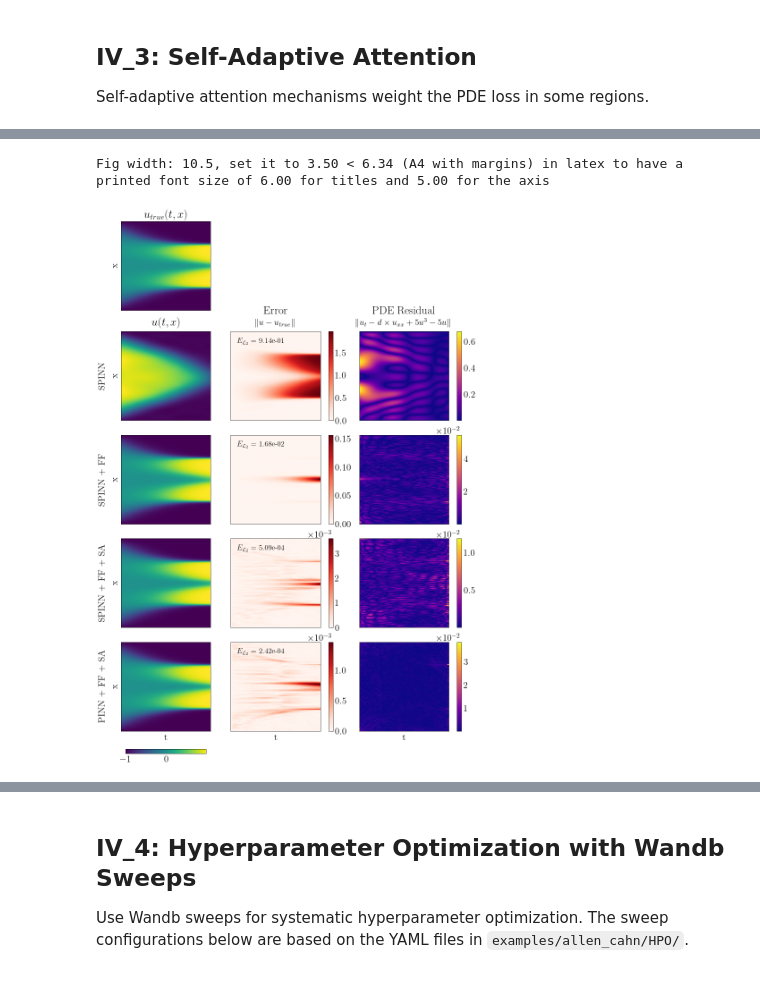
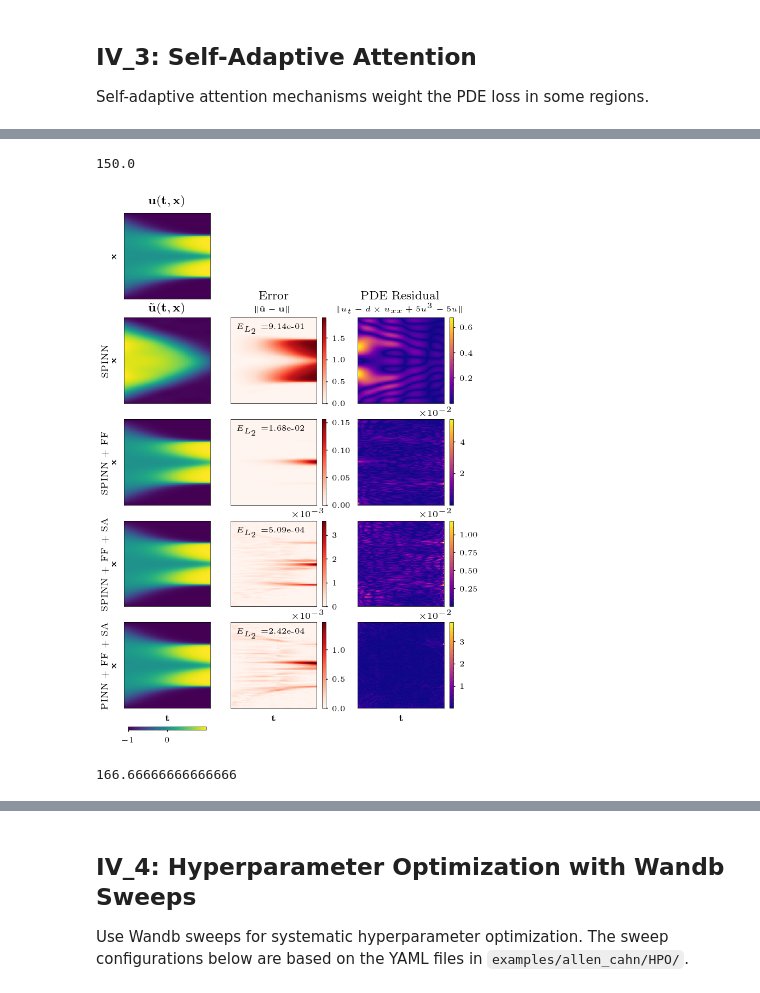
Before and after one commit to bonneted/PhD, a Jupyter notebook: chapters/III_ImprovingPINNs.ipynb, the cells around one changed output, grey strips where cells are left out. Saved outputs shown, nothing was run; the diff lists cells and outputs as text; code cells hidden in the pictures.

Commit message:
refactor for plotting config

```diff
--- a/chapters/III_ImprovingPINNs.ipynb
+++ b/chapters/III_ImprovingPINNs.ipynb
@@ -451,4 +407,9 @@ Loading saved results for: weight_vis
 # %%
+# Plotting config
+book_compact_config.set_as_current()
+page_width = get_current_config().page_width
+min_font_size = get_current_config().min_font_size
+
 X, y, xx, tt, u_true = allen_cahn.test_data(base_config_SA)
 X_train = [np.linspace(-1,1,150),np.linspace(0,1,150)] #all_models_SA["weight_vis"].data.train_x[0]
 x_train, t_train = np.meshgrid(X_train[0], X_train[1])
@@ -470,34 +431,36 @@ rows_title = [f"After {k} iters" for k in sorted(results_weight_vis.keys())]
 fields_SA_weight_vis = {
     "Solution": {
         "data": [u_true] + u_pred_all,
-        "title": r"$\tilde{\mathbf{u}}(t,x)$",
+        "title": r"$\tilde{\mathbf{u}}(\mathbf{t},\mathbf{x})$",
         "cmap": None,
         "abs": False,
     },
     "Error": {
         "data": u_diff_all,
-        "title": "Error\n" + r"\fontsize{4}{4} $\|\tilde{\mathbf{u}} - \mathbf{u}\|$",
+        "title": f"Error\n\\fontsize{{{min_font_size}}}{{{min_font_size}}} $\\|\\tilde{{\\mathbf{{u}}}} - \\mathbf{{u}}\\|$",
         "cmap": "Reds",
         "abs": True,
     },
     "PDE Residual": {
         "data": pde_loss_all,
-        "title": "PDE Residual\n" + r"\fontsize{4}{4}$\|\tilde{\mathbf{u}}_t - d \times \tilde{\mathbf{u}}_{xx} + 5\tilde{\mathbf{u}}^3 - 5\tilde{\mathbf{u}}\|$",
+        "title": f"PDE Residual\n\\fontsize{{{min_font_size}}}{{{min_font_size}}}$\\|\\tilde{{\\mathbf{{u}}}}_t - d \\times \\tilde{{\\mathbf{{u}}}}_{{xx}} + 5\\tilde{{\\mathbf{{u}}}}^3 - 5\\tilde{{\\mathbf{{u}}}}\\|$",
         "cmap": "plasma",
         "abs": True,
     },
     "PDE Weights": {
         "data": pde_weights_all,
-        "title": "PDE Weights\n" + r"\fontsize{4}{4}$w_{PDE}$",
+        "title": f"PDE Weights\n\\fontsize{{{min_font_size}}}{{{min_font_size}}}$W_\\text{{PDE}}$",
         "cmap": "Greys_r",
         "abs": False,
         "x_fields": x_train,
         "t_fields": t_train,
     },
 }
+
+
 fig, ax = plt.subplots(4,4, figsize=(page_width,0.85*page_width), dpi=300)
-allen_cahn.plot_results(fig, ax, fields_SA_weight_vis, tt, xx, rows_title)
-plt.show()
+allen_cahn.plot_results(fig, ax, fields_SA_weight_vis, tt, xx, rows_title, powerlimits=(-1,1))
+# plt.show()
 
 if save_fig:
     figure_folder = os.path.join(results_folder, "IV_2_SelfAttention_Figures")
@@ -515,28 +474,46 @@ dict_keys(['config', 'elapsed_time', 'iterations_per_sec', 'losshistory', 'evalu
 # %%
+book_config.set_as_current()
+page_width = get_current_config().page_width
+min_font_size = get_current_config().min_font_size
+
 all_data_FF_SA = {**all_data_FF, **all_data_SA}
 config_to_plot_FF_SA = ["spinn", "spinn_FF", "spinn_SA", "pinn_SA"]
 
 config_text_dict_FF_SA = copy.deepcopy(config_text_dict)
 config_text_dict_FF_SA.update({
     "pinn_SA": "PINN + FF + SA",
     "spinn_SA": "SPINN + FF + SA",
     "spinn_mod_SA": "SPINN-mod + FF + SA",
 })
 
 u_pred_all, u_diff_all, pde_loss_all, rows_title = fields_from_config(config_to_plot_FF_SA, all_data_FF_SA, config_text_dict_FF_SA)
 n_rows = len(rows_title)
 
 fields_FF_SA = copy.deepcopy(fields_FF)
 fields_FF_SA["Solution"]["data"] = u_pred_all
 fields_FF_SA["Error"]["data"] = u_diff_all
 fields_FF_SA["PDE Residual"]["data"] = pde_loss_all
 
-fig, ax = plt.subplots(1+n_rows,3, figsize=(10.5,(1+n_rows)*3))
+fig_width = page_width*0.9
+fig_height = min(fig_width/3.6*(n_rows+1), 160/25.4) # max height of 160mm
+print(fig_height*25.4)
+fig, ax = plt.subplots(1+n_rows,3, figsize=(fig_width, fig_height), dpi=200)
+allen_cahn.plot_results(fig, ax, fields_FF_SA, tt, xx, rows_title)
 
-allen_cahn.plot_results(fig, ax, fields_FF_SA, tt, xx, rows_title)
+if save_fig:
+    figure_folder = os.path.join(results_folder, "IV_2_FourierFeatures_SelfAttention_Figures")
+    os.makedirs(figure_folder, exist_ok=True)
+    os.makedirs(figure_folder+"/pdf", exist_ok=True)
+    figure_name = "Full_comparison"
+    fig.savefig(os.path.join(figure_folder, figure_name+".png"), bbox_inches='tight', dpi=300)
+    fig.savefig(os.path.join(figure_folder+"/pdf", figure_name+".pdf"), bbox_inches='tight')
 # %% [output]
-Fig width: 10.5, set it to 3.50 < 6.34 (A4 with margins) in latex to have a printed font size of 6.00 for titles and 5.00 for the axis
+150.0
-[figure, old version]
+[figure, new version]
+# %%
+6.561679790026247 * 25.4
+# %% [output]
+166.66666666666666
 # %%
 # Build dataframe from all_data_FF
 append_config = False
```
Also changed, not shown: parts of 6 cells of this notebook, 21 other files.
